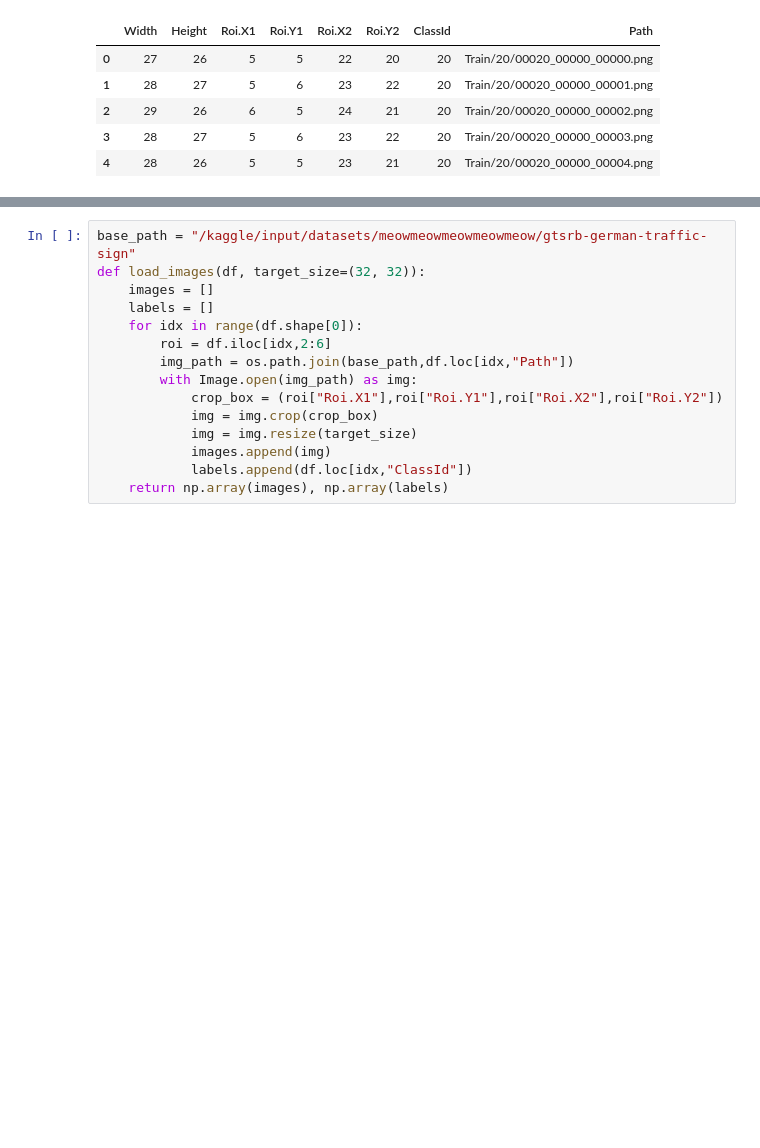
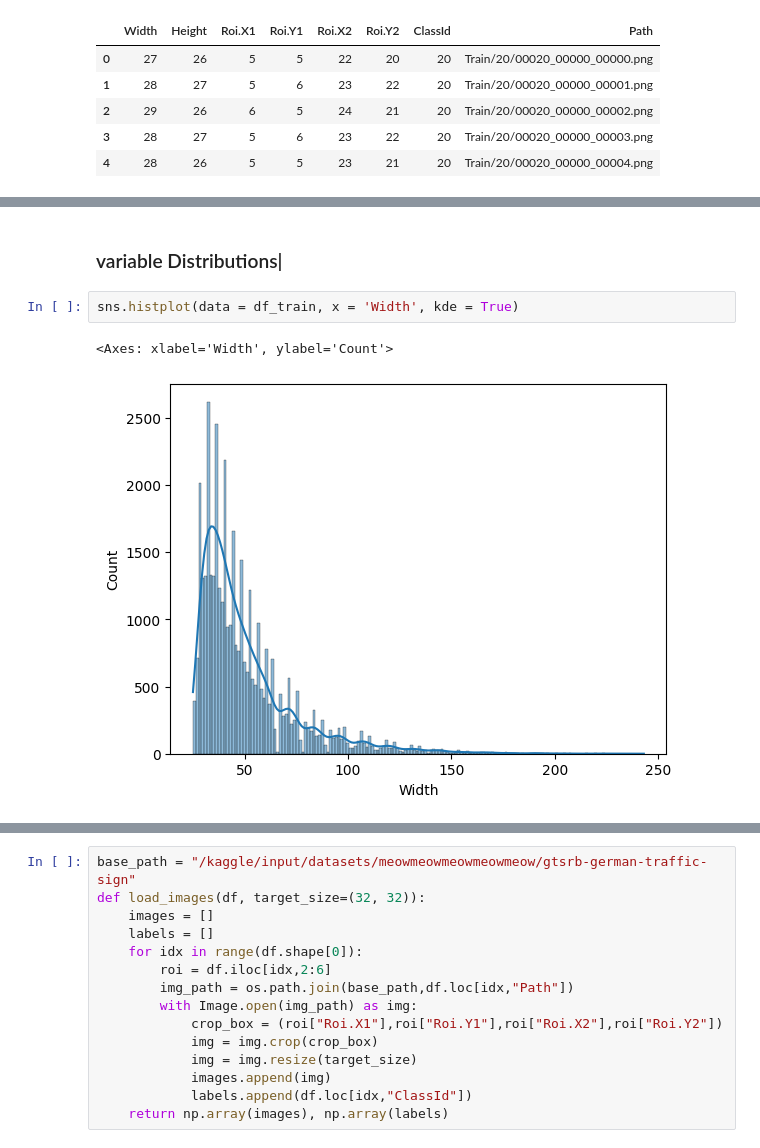
Before and after one commit to NimaGalal/Autonomous-Vehicle-Preception-Module, a Jupyter notebook: german-traffic-sign.ipynb, the cells around one changed output, grey strips where cells are left out. Cells and saved outputs as stored; diff of their text form; blank space fills up the shorter version.

```diff
--- a/german-traffic-sign.ipynb
+++ b/german-traffic-sign.ipynb
@@ -28,3 +65,10 @@ df_train.describe()
 | 50% | 43.000000 | 43.000000 | 6.000000 | 6.000000 | 38.000000 | 38.000000 | 12.000000 |
 | 75% | 58.000000 | 58.000000 | 6.000000 | 6.000000 | 53.000000 | 52.000000 | 25.000000 |
 | max | 243.000000 | 225.000000 | 20.000000 | 20.000000 | 223.000000 | 205.000000 | 42.000000 |
+# %% [markdown]
+### variable Distributions|
+# %%
+sns.histplot(data = df_train, x = 'Width', kde = True)
+# %% [output]
+<Axes: xlabel='Width', ylabel='Count'>
+[figure, added]
```
Also changed, not shown: parts of 33 cells of this notebook, 1 other file.
